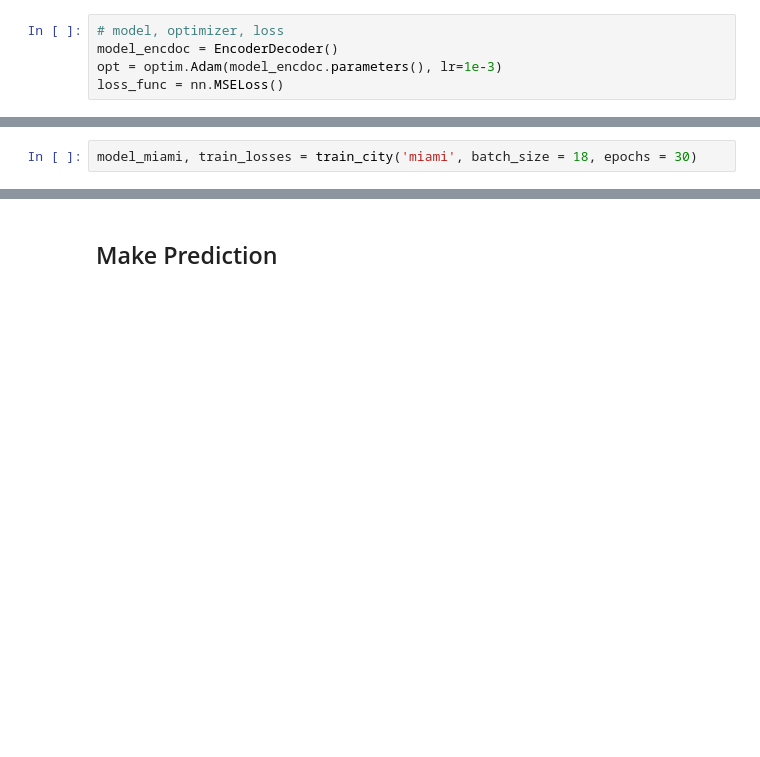
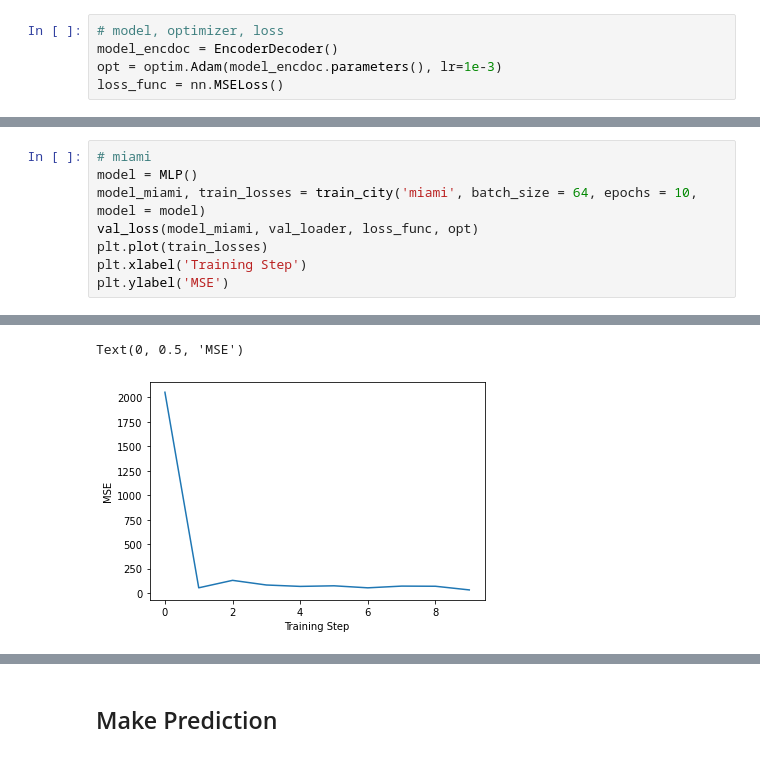
Before and after one commit to Lord-of-Bugs/UCSD-autonomous-vehicle-motion-forecasting-challenge, a Jupyter notebook: kaggle_Zhendong.ipynb, the cells around one changed output, grey strips where cells are left out. Drawn from its saved outputs; the diff is of its cells as text; blank space fills up the shorter version.

```diff
--- a/kaggle_Zhendong.ipynb
+++ b/kaggle_Zhendong.ipynb
@@ -229,3 +265,9 @@ val loss: 1.3146179079280154
 # %%
-model_miami, train_losses = train_city('miami', batch_size = 18, epochs = 30)
+# miami
+model = MLP()
+model_miami, train_losses = train_city('miami', batch_size = 64, epochs = 10, model = model)
+val_loss(model_miami, val_loader, loss_func, opt)
+plt.plot(train_losses)
+plt.xlabel('Training Step')
+plt.ylabel('MSE')
 # %% [output]
@@ -249 +285,3 @@ epoch 29 trian loss: 98.1321498521384
+Text(0, 0.5, 'MSE')
+[figure, added]
 # %%
```
Also changed, not shown: parts of 24 cells of this notebook, 3 other files.
